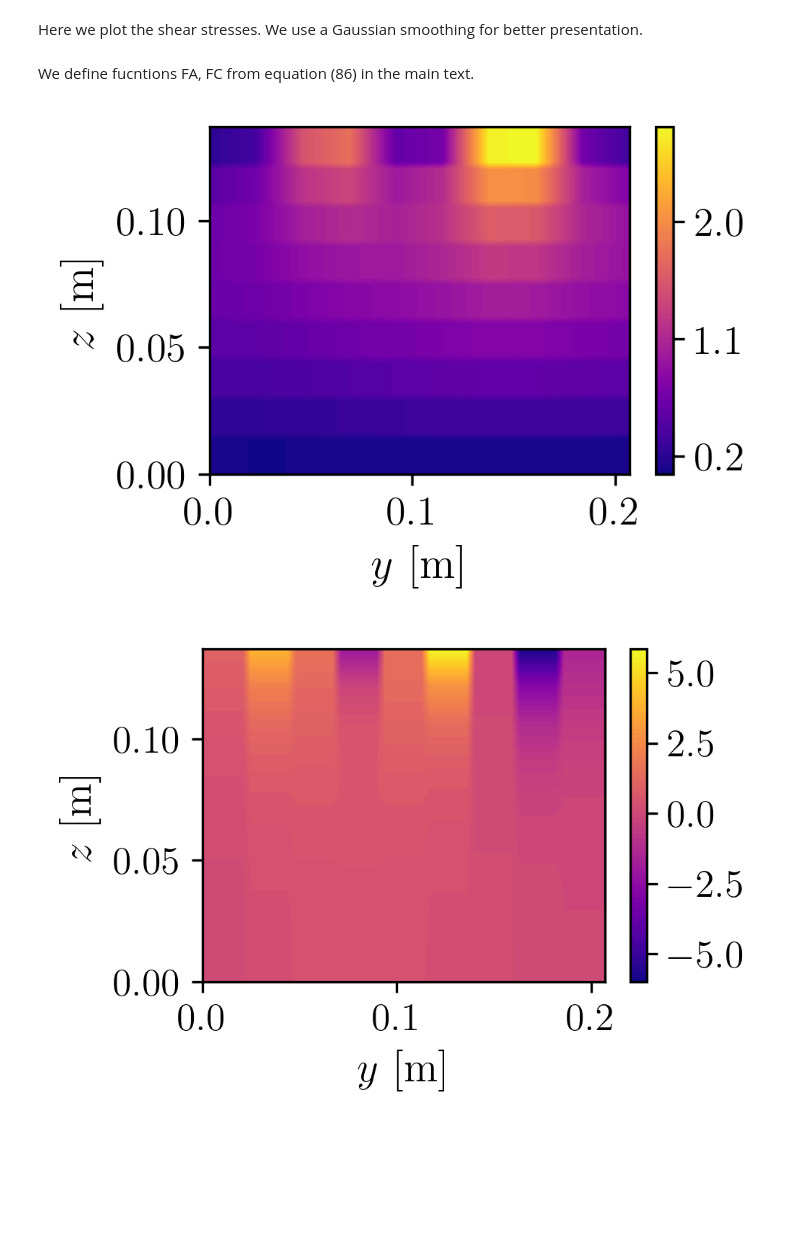
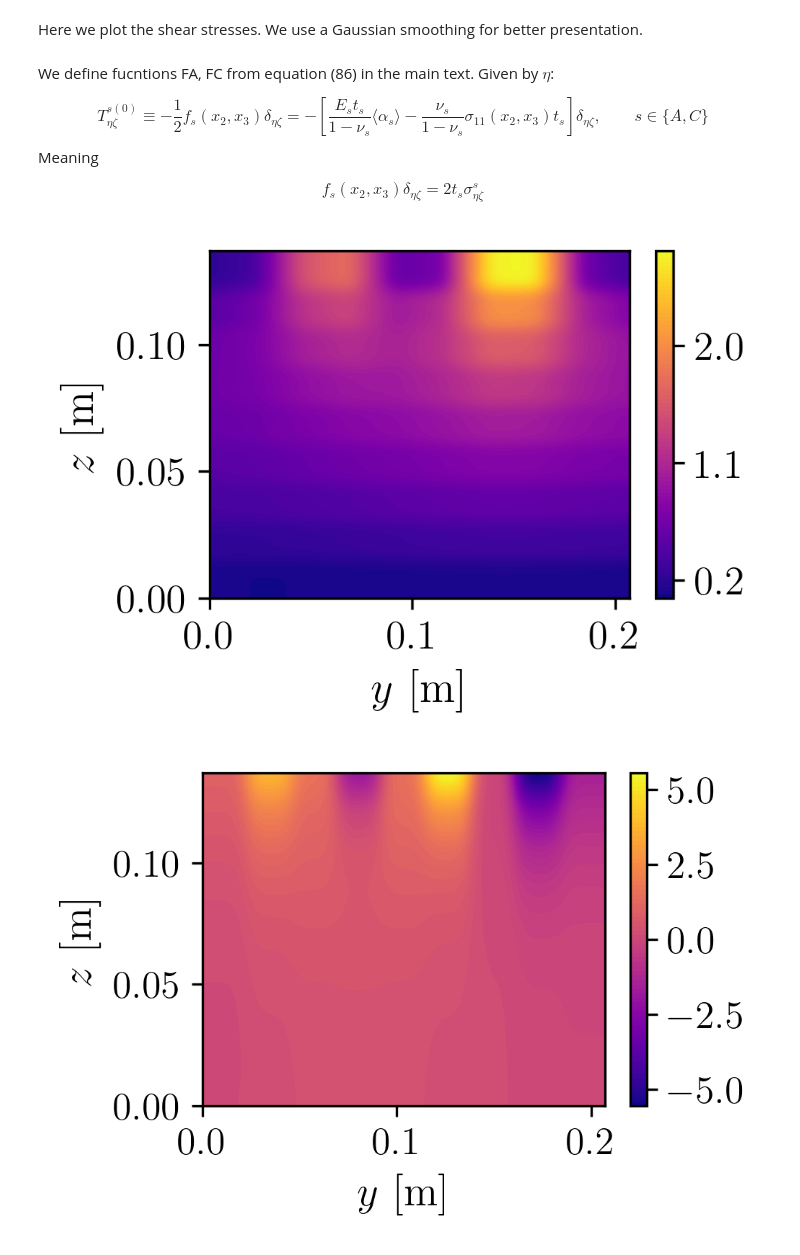
Before and after one commit to andreagiudici96/pyBamm-Pouch-cell-Stress, a Jupyter notebook: pouch_cell_stress_good.ipynb, the cells around one changed output. Cells and saved outputs as stored; diff of their text form; code cells hidden in the pictures; blank space fills up the shorter version.

```diff
--- a/pouch_cell_stress_good.ipynb
+++ b/pouch_cell_stress_good.ipynb
@@ -305,4 +305,13 @@ def plot(solution, t):
 
     plot(sol, 0)
 # %% [markdown]
-We define fucntions FA, FC from equation (86) in the main text.
+We define fucntions FA, FC from equation (86) in the main text. Given by $\eta$:
+
+$$T^{s (0)}_{\eta \zeta} \equiv - \frac{1}{2}  f_s(x_2,x_3)\delta_{\eta
+  \zeta}=- \left[\frac{E_s t_s}{1-\nu_s} \langle \alpha_s
+  \rangle-\frac{\nu_s}{1-\nu_s}\sigma_{11}(x_2,x_3) t_s \right] \delta_{\eta
+  \zeta}, \qquad s \in \{A,C\}$$
+Meaning
+
+$$f_s(x_2,x_3) \delta_{\eta
+  \zeta} = 2 t_s \sigma^s_{\eta \zeta}$$
@@ -309,11 +328,4 @@ We define fucntions FA, FC from equation (86) in the main text.
 # %%
-import numpy as np
-import matplotlib.pyplot as plt
-
-# Assuming alpha, rhoN, concentration functions are defined as per your previous code
-
-time_t=15*60
-
 # Generate a grid of y and z values
 y = np.linspace(0, 0.207, 100)
 z = np.linspace(0, 0.137, 100)
@@ -326,14 +338,8 @@ FC = np.zeros_like(Y)
 for i in range(Y.shape[0]):
     for j in range(Y.shape[1]):
         # Call the alpha function for each y, z pair and store the result in Ff
-        FC[i, j] = 2 * sol["Positive electrode in-plane stress (yy,zz) [Pa]"](y=Y[i, j],z= Z[i, j], t = time_t)
+        FC[i, j] = 2 * t_C * sol["Positive electrode in-plane stress (yy,zz) [Pa]"](y=Y[i, j],z= Z[i, j], t = time_t)
 # %%
-import numpy as np
-import matplotlib.pyplot as plt
-
-# Assuming alpha, rhoN, concentration functions are defined as per your previous code
-time_t=15*60
-
 # Generate a grid of y and z values
 y = np.linspace(0, 0.207, 100)
 z = np.linspace(0, 0.137, 100)
@@ -346,44 +352,45 @@ FA = np.zeros_like(Y)
 for i in range(Y.shape[0]):
     for j in range(Y.shape[1]):
         # Call the alpha function for each y, z pair and store the result in Ff
-        FA[i, j] = 2 * sol["Negative electrode in-plane stress (yy,zz) [Pa]"](y=Y[i, j],z= Z[i, j], t = time_t)
-from scipy.ndimage import gaussian_filter
+        FA[i, j] = 2 * t_A *sol["Negative electrode in-plane stress (yy,zz) [Pa]"](y=Y[i, j],z= Z[i, j], t = time_t)
 # %%
+from scipy.ndimage import gaussian_filter
+
 delta = 0.01
 #the shear stress is given by half the gradient of FA times delta.
 
 # Compute the gradient of Ff
-grad_FC_y, grad_FC_z = np.gradient(FC/2 * delta, y, z, edge_order=2)
+grad_FC_y, grad_FC_z = np.gradient(FC/2, y, z, edge_order=1)
 
 # Smooth the gradients
-grad_FC_y_smooth = gaussian_filter(grad_FC_y, sigma=0)  # Adjust sigma as needed
-grad_FC_z_smooth = gaussian_filter(grad_FC_z, sigma=0)  # Adjust sigma as needed
+grad_FC_y_smooth = gaussian_filter(grad_FC_y, sigma=2)  # Adjust sigma as needed
+grad_FC_z_smooth = gaussian_filter(grad_FC_z, sigma=2)  # Adjust sigma as needed
 
 # Compute the gradient of Ff
-grad_FA_y, grad_FA_z = np.gradient(FA/2 * delta, y, z, edge_order=2)
+grad_FA_y, grad_FA_z = np.gradient(FA/2, y, z, edge_order=1)
 
 # Smooth the gradients
-grad_FA_y_smooth = gaussian_filter(grad_FA_y, sigma=0)  # Adjust sigma as needed
-grad_FA_z_smooth = gaussian_filter(grad_FA_z, sigma=0)  # Adjust sigma as needed
+grad_FA_y_smooth = gaussian_filter(grad_FA_y, sigma=2)  # Adjust sigma as needed
+grad_FA_z_smooth = gaussian_filter(grad_FA_z, sigma=2)  # Adjust sigma as needed
 
 # Plot the contour
 plt.figure(figsize=(3, 2), dpi=300)
-contour = plt.contourf(Y, Z,  grad_FA_y_smooth/10000, levels=100, cmap='plasma')  # Using the 'viridis' colormap
+contour = plt.contourf(Y, Z,  grad_FA_y_smooth/100, levels=100, cmap='plasma')  # Using the 'viridis' colormap
 plt.colorbar(contour,ticks = np.linspace(5.6 ,0.2,7))
 plt.xlabel(r"$y$ [m]")
 plt.ylabel(r"$z$ [m]")
 plt.show()
 
 # Plot the contour
 plt.figure(figsize=(3, 2), dpi=300)
-contour = plt.contourf(Y, Z,  grad_FA_z_smooth/10000, levels=100, cmap='plasma')  # Using the 'viridis' colormap
+contour = plt.contourf(Y, Z,  grad_FA_z_smooth/100, levels=100, cmap='plasma')  # Using the 'viridis' colormap
 plt.colorbar(contour,ticks = np.linspace(-5 ,5 ,5))
 plt.xlabel(r"$y$ [m]")
 plt.ylabel(r"$z$ [m]")
 plt.show()
 # %% [output]
 [figure]
-[figure, old version]
+[figure, new version]
 # %%
 # Save the variables FA, Y, Z to a new .npz file
 np.savez('FA_data.npz', FA=FA, Y=Y, Z=Z)
```
Also changed, not shown: parts of 1 cell of this notebook.
